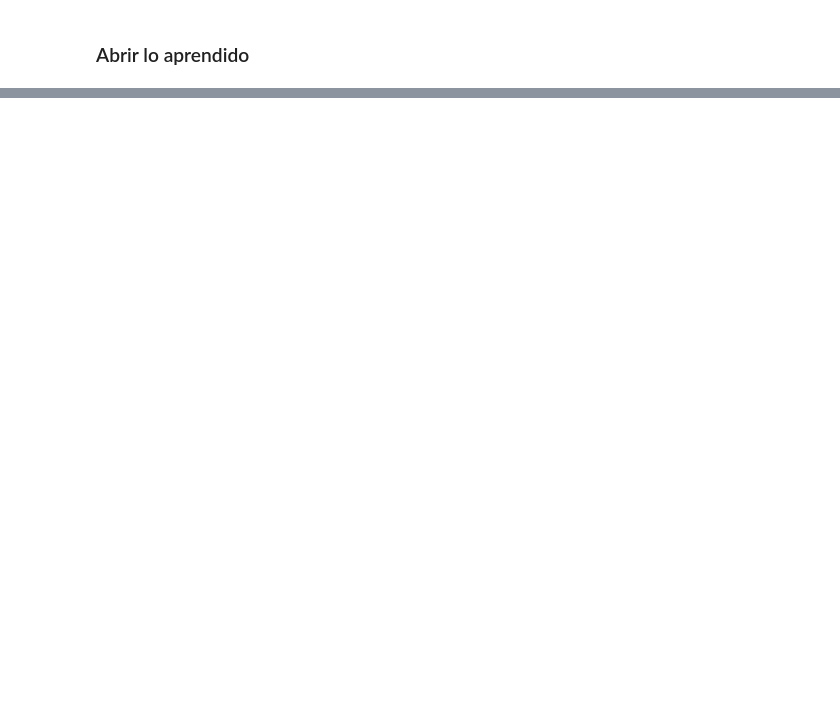
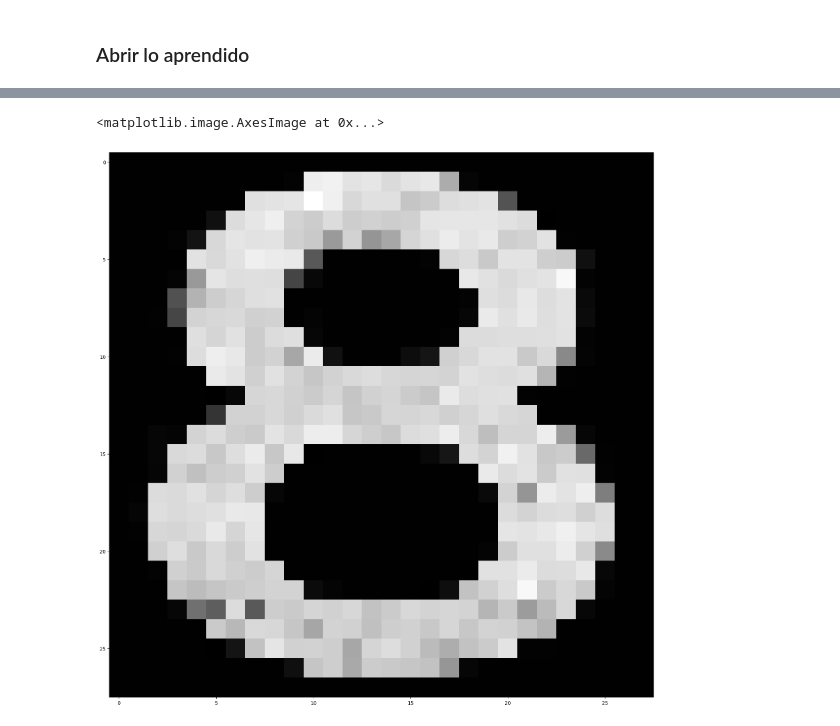
Before and after one commit to thsergitox/api-for-somnn, a Jupyter notebook: Kohonen_SOM_mnist.ipynb, the cells around one changed output, grey strips where cells are left out. Cells and saved outputs as stored; diff of their text form; code cells hidden in the pictures; blank space fills up the shorter version.

```diff
--- a/Kohonen_SOM_mnist.ipynb
+++ b/Kohonen_SOM_mnist.ipynb
@@ -353,0 +248,5 @@ plt.show()
+# %%
+plt.imshow(image.reshape(28, 28), cmap='gray')
+# %% [output]
+<matplotlib.image.AxesImage at 0x...>
+[figure, added]
```
Also changed, not shown: parts of 17 cells of this notebook, 7 other files.
